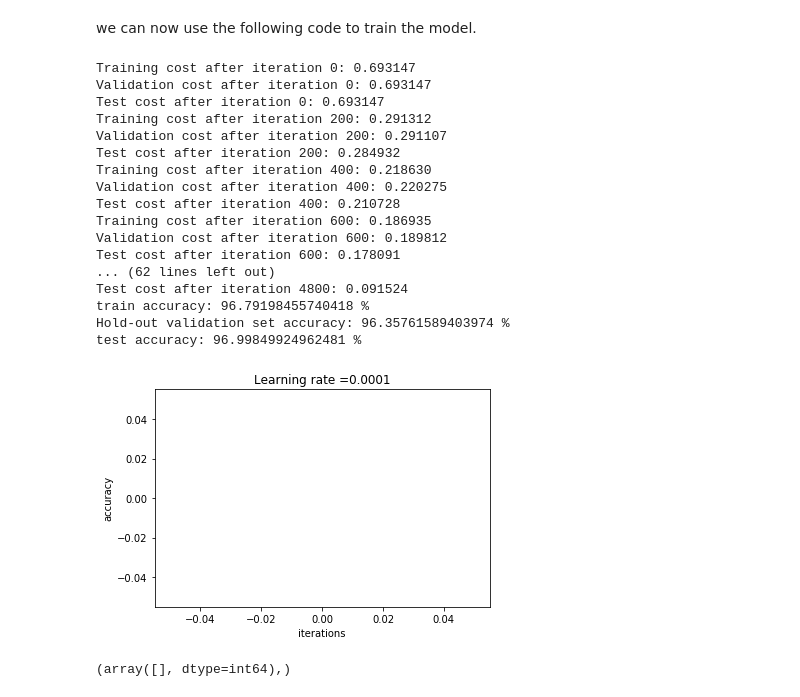
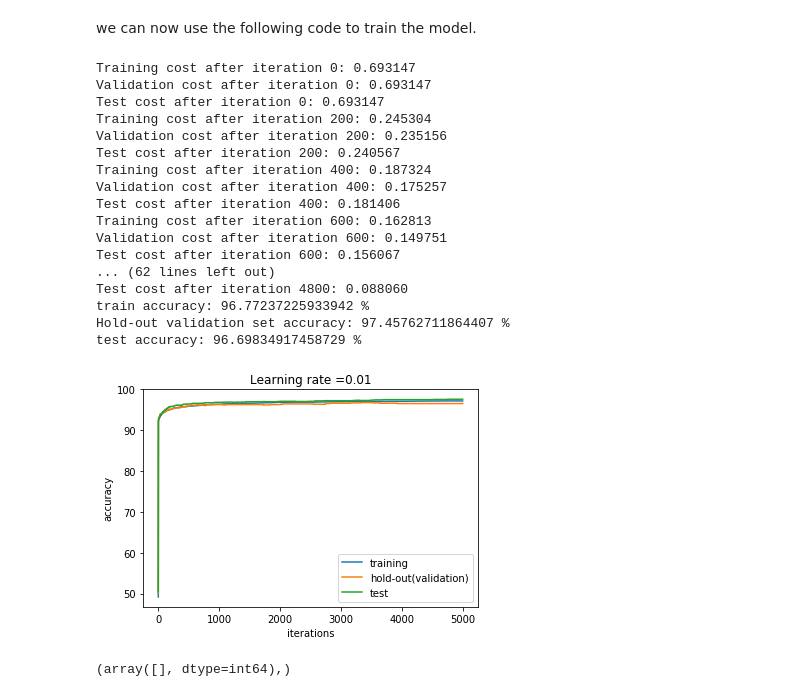
Before and after one commit to ShilinC/Log_Soft_PA1, a Jupyter notebook: CSE253_PA1.ipynb, the cells around one changed output. Cells and saved outputs as stored; diff of their text form; code cells hidden in the pictures.

Commit message:
legends

```diff
--- a/CSE253_PA1.ipynb
+++ b/CSE253_PA1.ipynb
@@ -290,12 +290,12 @@ def optimize(w, b, X, Y, X_val, Y_val, X_test, Y_test, lambda_reg, reg_type, num
             prediction_accuracy_early_val.append(val_temp_accuracy)
             prediction_accuracy_early_test.append(test_temp_accuracy)
 
-            if np.array(prediction_accuracy_early_val).shape[0] > 2:
-                if prediction_accuracy_early_val[i] < prediction_accuracy_early_val[i-1] and prediction_accuracy_early_val[i-1] < prediction_accuracy_early_val[i-2]:
+            if np.array(prediction_accuracy_early_val).shape[0] > 3:
+                if prediction_accuracy_early_val[i] < prediction_accuracy_early_val[i-1] and prediction_accuracy_early_val[i-1] < prediction_accuracy_early_val[i-2] and prediction_accuracy_early_val[i-2] < prediction_accuracy_early_val[i-3]:
                     w = w_prevprev
                     b = b_prevprev
                     print('stopped!')
-                    #break
+                    break
 
 
         grads, cost = propagate(w, b, X, Y, lambda_reg, reg_type)
@@ -408,38 +408,39 @@ def model(X_train, Y_train, X_val, Y_val, X_test, Y_test, lambda_reg, reg_type,
 # %% [markdown]
 we can now use the following code to train the model.
 # %%
-d = model(train_set_x, train_set_y, validation_set_x, validation_set_y, test_set_x, test_set_y, lambda_reg = 0, reg_type = 2, num_iterations = 5000, learning_rate = 0.005, print_cost = True, early_stopping = False)
+d = model(train_set_x, train_set_y, validation_set_x, validation_set_y, test_set_x, test_set_y, lambda_reg = 0, reg_type = 2, num_iterations = 5000, learning_rate = 0.01, print_cost = True, early_stopping = False)
 # %% [output]
 Training cost after iteration 0: 0.693147
 Validation cost after iteration 0: 0.693147
 Test cost after iteration 0: 0.693147
-Training cost after iteration 200: 0.291312
-Validation cost after iteration 200: 0.291107
-Test cost after iteration 200: 0.284932
-Training cost after iteration 400: 0.218630
-Validation cost after iteration 400: 0.220275
-Test cost after iteration 400: 0.210728
-Training cost after iteration 600: 0.186935
-Validation cost after iteration 600: 0.189812
-Test cost after iteration 600: 0.178091
+Training cost after iteration 200: 0.245304
+Validation cost after iteration 200: 0.235156
+Test cost after iteration 200: 0.240567
+Training cost after iteration 400: 0.187324
+Validation cost after iteration 400: 0.175257
+Test cost after iteration 400: 0.181406
+Training cost after iteration 600: 0.162813
+Validation cost after iteration 600: 0.149751
+Test cost after iteration 600: 0.156067
 ... (62 lines left out)
-Test cost after iteration 4800: 0.091524
-train accuracy: 96.79198455740418 %
-Hold-out validation set accuracy: 96.35761589403974 %
-test accuracy: 96.99849924962481 %
+Test cost after iteration 4800: 0.088060
+train accuracy: 96.77237225933942 %
+Hold-out validation set accuracy: 97.45762711864407 %
+test accuracy: 96.69834917458729 %
 # %%
 train_accuracy = np.squeeze(d['Y_prediction_train_early'])
 val_accuracy = np.squeeze(d['Y_prediction_val_early'])
 test_accuracy = np.squeeze(d['Y_prediction_test_early'])
-#plt.plot(train_accuracy)
+plt.plot(train_accuracy)
 plt.plot(val_accuracy)
-#plt.plot(test_accuracy)
+plt.plot(test_accuracy)
+plt.legend(['training', 'hold-out(validation)', 'test'], loc='lower right')
 plt.ylabel('accuracy')
 plt.xlabel('iterations')
 plt.title("Learning rate =" + str(d["learning_rate"]))
 plt.show()
 # %% [output]
-[figure, old version]
+[figure, new version]
 # %%
 train_accuracy = np.squeeze(d['Y_prediction_train_early'])
 val_accuracy = np.squeeze(d['Y_prediction_val_early'])
```
Also changed, not shown: parts of 16 cells of this notebook, 23 other files.
